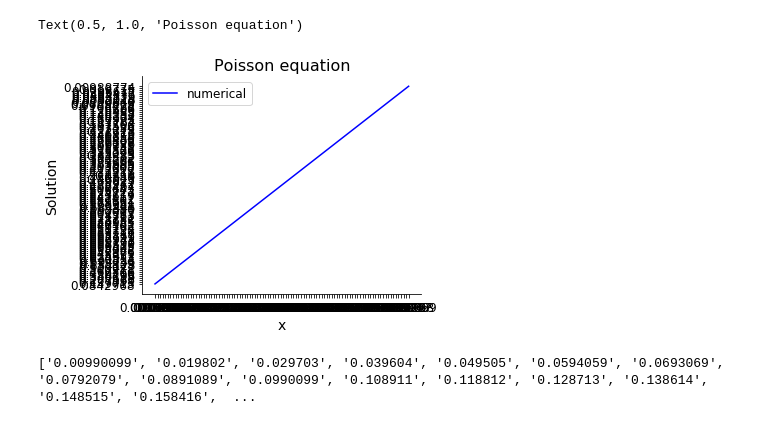
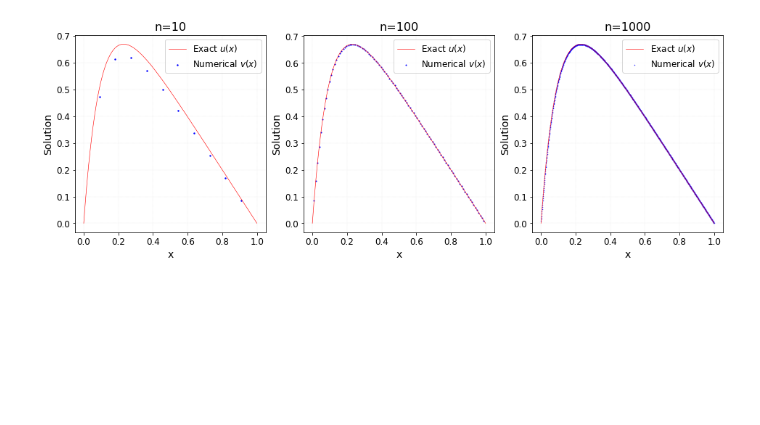
Before and after one commit to FrancescaFerrero/FYS3150, a Jupyter notebook: graph_7.ipynb, the cells around one changed output. Drawn from its saved outputs; the diff is of its cells as text; code cells hidden in the pictures; blank space fills up the shorter version.

```diff
--- a/graph_7.ipynb
+++ b/graph_7.ipynb
@@ -9,10 +9,10 @@ import matplotlib.pyplot as plt
 
 # nicer figures
 import matplotlib as mpl
-#mpl.rcParams['axes.titlesize'] = 16
-#mpl.rcParams['axes.labelsize'] = 14
-#mpl.rcParams['legend.fontsize'] = 12
-#mpl.rcParams['xtick.labelsize'] = 12
-#mpl.rcParams['ytick.labelsize'] = 12
+mpl.rcParams['axes.titlesize'] = 16
+mpl.rcParams['axes.labelsize'] = 14
+mpl.rcParams['legend.fontsize'] = 12
+mpl.rcParams['xtick.labelsize'] = 12
+mpl.rcParams['ytick.labelsize'] = 12
 #mpl.rcParams['axes.spines.right'] = False
 #mpl.rcParams['axes.spines.top'] = False
@@ -19,18 +75,37 @@ import matplotlib as mpl
 # %%
-fig, ax = plt.subplots(1, 1, figsize=(5, 4))
+fig, (ax1,ax2,ax3) = plt.subplots(1, 3, figsize=(16, 5))
+
 # plot theoretical result
 x_cont = np.linspace(start=0, stop=1, num=10000)
 u=[1-(1-math.exp(-10))*x_cont[i]-math.exp(-10*x_cont[i]) for i in range(10000)]
-#ax.plot(x_cont,u,color="red", label="Theory")
+ax1.plot(x_cont,u,color="red", label="Exact $\it{u(x)}$",linewidth=0.6)
+ax2.plot(x_cont,u,color="red", label="Exact $\it{u(x)}$",linewidth=0.6)
+ax3.plot(x_cont,u,color="red", label="Exact $\it{u(x)}$",linewidth=0.6)
+
 # plot numerical result
-ax.plot(x_num,v,color="blue", label="numerical")
-# add axis labels
-ax.set_xlabel("x")
-ax.set_ylabel("Solution")
-# add a legend
-ax.legend()
+ax1.scatter(x_num_10,v_10,color="blue", label="Numerical $\it{v(x)}$",s=2)
+ax2.scatter(x_num_100,v_100,color="blue", label="Numerical $\it{v(x)}$",s=1.)
+ax3.scatter(x_num_1000,v_1000,color="blue", label="Numerical $\it{v(x)}$",s=0.2)
+
+# add axis labels and legend
+ax1.set_xlabel("x")
+ax1.set_ylabel("Solution")
+ax1.legend()
+ax2.set_xlabel("x")
+ax2.set_ylabel("Solution")
+ax2.legend()
+ax3.set_xlabel("x")
+ax3.set_ylabel("Solution")
+ax3.legend()
 # add a title (e.g. that says what dimension we used)
-ax.set_title("Poisson equation")
+ax1.set_title("n=10")
+ax2.set_title("n=100")
+ax3.set_title("n=1000")
+
+ax1.grid(linestyle = '--', linewidth = 0.1)
+ax2.grid(linestyle = '--', linewidth = 0.1)
+ax3.grid(linestyle = '--', linewidth = 0.1)
+
+plt.savefig("fig_7b.pdf")
 # %% [output]
-Text(0.5, 1.0, 'Poisson equation')
-[figure, old version]
+[figure, new version]
@@ -48,4 +111,0 @@ for line in lines:
-# %%
-print(x_num)
-# %% [output]
-['0.00990099', '0.019802', '0.029703', '0.039604', '0.049505', '0.0594059', '0.0693069', '0.0792079', '0.0891089', '0.0990099', '0.108911', '0.118812', '0.128713', '0.138614', '0.148515', '0.158416',  ...
```
Also changed, not shown: parts of 2 cells of this notebook, 19 other files.
